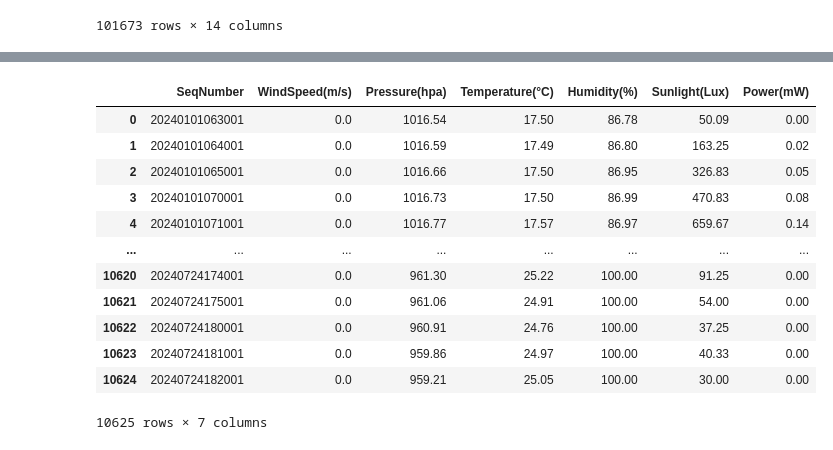
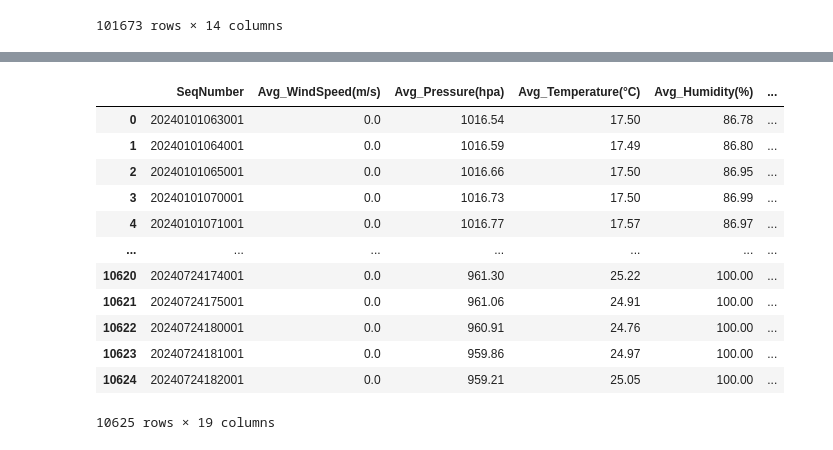
Before and after one commit to yubanghuang/2024_AI_CUP, a Jupyter notebook: Code/DataProcessing.ipynb, the cells around one changed output, grey strips where cells are left out. Saved outputs shown, nothing was run; the diff lists cells and outputs as text; code cells hidden in the pictures.

```diff
--- a/Code/DataProcessing.ipynb
+++ b/Code/DataProcessing.ipynb
@@ -109 +109,5 @@ avg_df
 10625 rows × 11 columns
+# %%
+max_df = df.groupby(['Year', 'Month', 'Day', 'Hour', 'Minute'])[selected_features].max().round(2).reset_index()
+max_df.rename(columns=lambda x: "Max_" + x if x in selected_features else x, inplace=True)
+max_df
@@ -109,0 +128,4 @@ avg_df
+# %%
+min_df = df.groupby(['Year', 'Month', 'Day', 'Hour', 'Minute'])[selected_features].min().round(2).reset_index()
+min_df.rename(columns=lambda x: "Min_" + x if x in selected_features else x, inplace=True)
+min_df
@@ -109,0 +146,4 @@ avg_df
+# %%
+max_min_df = pd.merge(max_df, min_df , how='inner')
+avg_max_min_df = pd.merge(avg_df, max_min_df, how='inner')
+avg_max_min_df
@@ -110,41 +164,42 @@ avg_df
 # %%
 save_dir = 'PreparedData'
-avg_df.to_csv(f"..//Data//{save_dir}//L1_Processed_Train.csv",index=False)
+processed_df = avg_max_min_df
+processed_df.to_csv(f"..//Data//{save_dir}//L1_Processed_Train.csv",index=False)
 # %%
 """轉SeqNumber"""
-Year = avg_df['Year'].astype(str)
-Month = avg_df['Month'].astype(str).str.zfill(2)
-Day = avg_df['Day'].astype(str).str.zfill(2)
-Hour = avg_df['Hour'].astype(str).str.zfill(2)
-Minute = avg_df['Minute'].astype(str).str.zfill(2)
+Year = processed_df['Year'].astype(str)
+Month = processed_df['Month'].astype(str).str.zfill(2)
+Day = processed_df['Day'].astype(str).str.zfill(2)
+Hour = processed_df['Hour'].astype(str).str.zfill(2)
+Minute = processed_df['Minute'].astype(str).str.zfill(2)
 
 DeviceID = df['LocationCode'].astype(str).str.zfill(2)
 
 drop_features=[
     'Year',
     'Month',
     'Day',
     'Hour',
     'Minute'
 ]
-avg_df.insert(
+processed_df.insert(
     0,
     'SeqNumber',
     Year + Month + Day + Hour + Minute + DeviceID
     )
-avg_df.drop(columns=drop_features,inplace=True)
-avg_df
+processed_df.drop(columns=drop_features,inplace=True)
+processed_df
 # %% [output]
-|  | SeqNumber | WindSpeed(m/s) | Pressure(hpa) | Temperature(°C) | Humidity(%) | Sunlight(Lux) | Power(mW) |
-| 0 | 20240101063001 | 0.0 | 1016.54 | 17.50 | 86.78 | 50.09 | 0.00 |
-| 1 | 20240101064001 | 0.0 | 1016.59 | 17.49 | 86.80 | 163.25 | 0.02 |
-| 2 | 20240101065001 | 0.0 | 1016.66 | 17.50 | 86.95 | 326.83 | 0.05 |
-| 3 | 20240101070001 | 0.0 | 1016.73 | 17.50 | 86.99 | 470.83 | 0.08 |
-| 4 | 20240101071001 | 0.0 | 1016.77 | 17.57 | 86.97 | 659.67 | 0.14 |
-| ... | ... | ... | ... | ... | ... | ... | ... |
-| 10620 | 20240724174001 | 0.0 | 961.30 | 25.22 | 100.00 | 91.25 | 0.00 |
-| 10621 | 20240724175001 | 0.0 | 961.06 | 24.91 | 100.00 | 54.00 | 0.00 |
-| 10622 | 20240724180001 | 0.0 | 960.91 | 24.76 | 100.00 | 37.25 | 0.00 |
-| 10623 | 20240724181001 | 0.0 | 959.86 | 24.97 | 100.00 | 40.33 | 0.00 |
-| 10624 | 20240724182001 | 0.0 | 959.21 | 25.05 | 100.00 | 30.00 | 0.00 |
+|  | SeqNumber | Avg_WindSpeed(m/s) | Avg_Pressure(hpa) | Avg_Temperature(°C) | Avg_Humidity(%) | ... |
+| 0 | 20240101063001 | 0.0 | 1016.54 | 17.50 | 86.78 | ... |
+| 1 | 20240101064001 | 0.0 | 1016.59 | 17.49 | 86.80 | ... |
+| 2 | 20240101065001 | 0.0 | 1016.66 | 17.50 | 86.95 | ... |
+| 3 | 20240101070001 | 0.0 | 1016.73 | 17.50 | 86.99 | ... |
+| 4 | 20240101071001 | 0.0 | 1016.77 | 17.57 | 86.97 | ... |
+| ... | ... | ... | ... | ... | ... | ... |
+| 10620 | 20240724174001 | 0.0 | 961.30 | 25.22 | 100.00 | ... |
+| 10621 | 20240724175001 | 0.0 | 961.06 | 24.91 | 100.00 | ... |
+| 10622 | 20240724180001 | 0.0 | 960.91 | 24.76 | 100.00 | ... |
+| 10623 | 20240724181001 | 0.0 | 959.86 | 24.97 | 100.00 | ... |
+| 10624 | 20240724182001 | 0.0 | 959.21 | 25.05 | 100.00 | ... |
-10625 rows × 7 columns
+10625 rows × 19 columns
```
Also changed, not shown: parts of 4 cells of this notebook, 3 other files.
